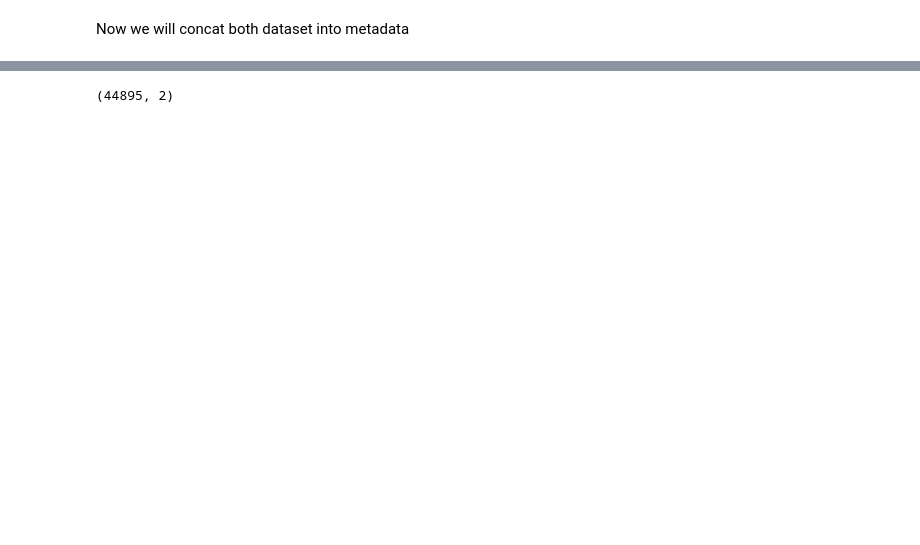
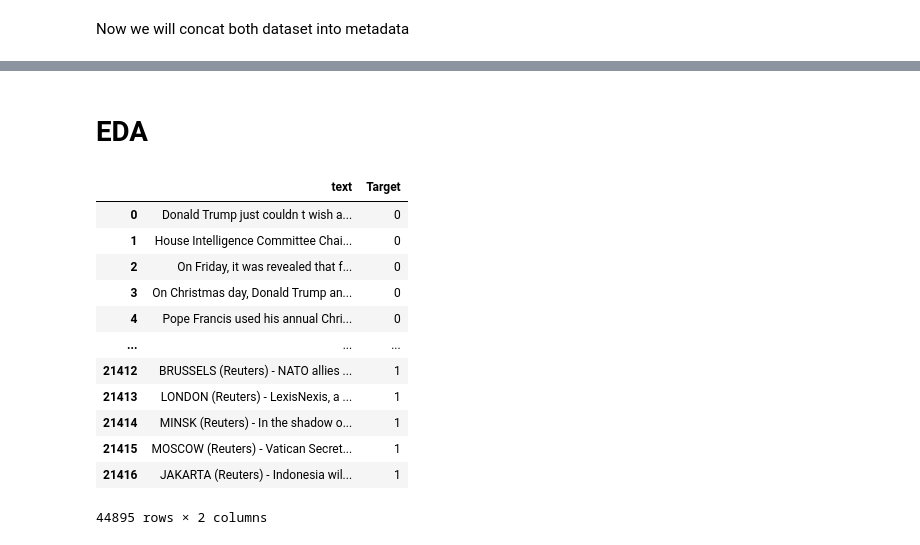
Before and after one commit to Jkhattak/FakeAndRealNews, a Jupyter notebook: main.ipynb, the cells around one changed output, grey strips where cells are left out. Drawn from its saved outputs; the diff is of its cells as text; code cells hidden in the pictures; blank space fills up the shorter version.

```diff
--- a/main.ipynb
+++ b/main.ipynb
@@ -158,4 +158,18 @@ data.sample(5) #sample of the dataset
+# %% [markdown]
+# EDA
 # %%
-data.shape
+data
 # %% [output]
+|  | text | Target |
+| 0 | Donald Trump just couldn t wish a... | 0 |
+| 1 | House Intelligence Committee Chai... | 0 |
+| 2 | On Friday, it was revealed that f... | 0 |
+| 3 | On Christmas day, Donald Trump an... | 0 |
+| 4 | Pope Francis used his annual Chri... | 0 |
+| ... | ... | ... |
+| 21412 | BRUSSELS (Reuters) - NATO allies ... | 1 |
+| 21413 | LONDON (Reuters) - LexisNexis, a ... | 1 |
+| 21414 | MINSK (Reuters) - In the shadow o... | 1 |
+| 21415 | MOSCOW (Reuters) - Vatican Secret... | 1 |
+| 21416 | JAKARTA (Reuters) - Indonesia wil... | 1 |
-(44895, 2)
+44895 rows × 2 columns
```
Also changed, not shown: parts of 18 cells of this notebook.
